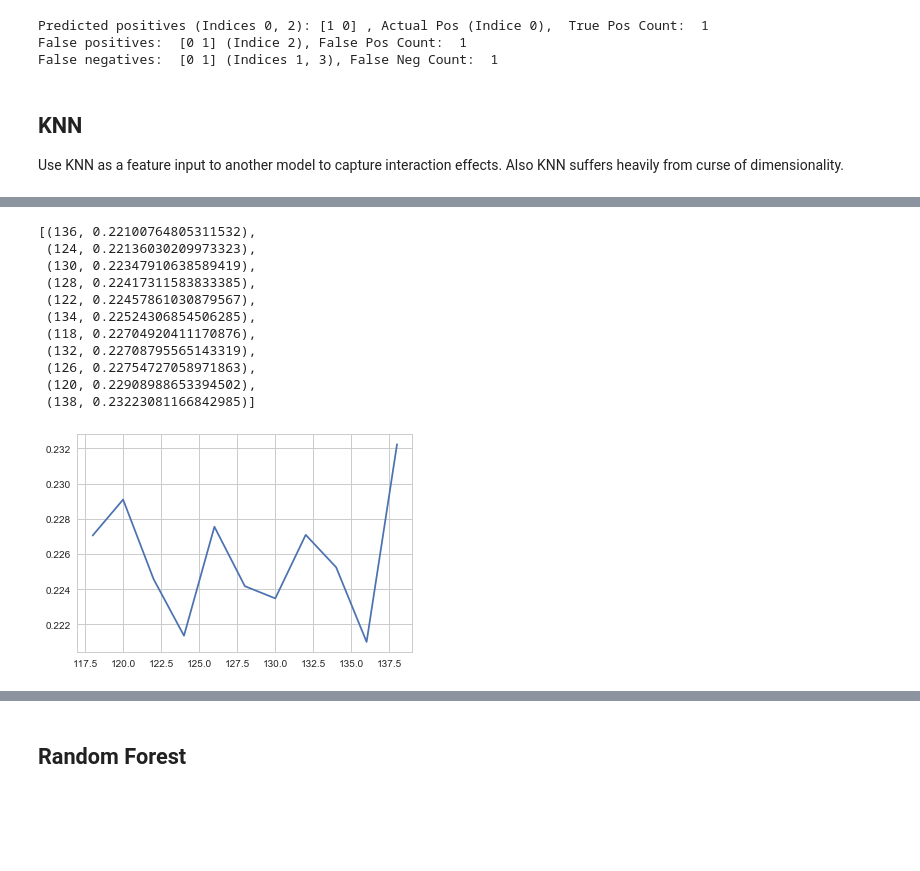
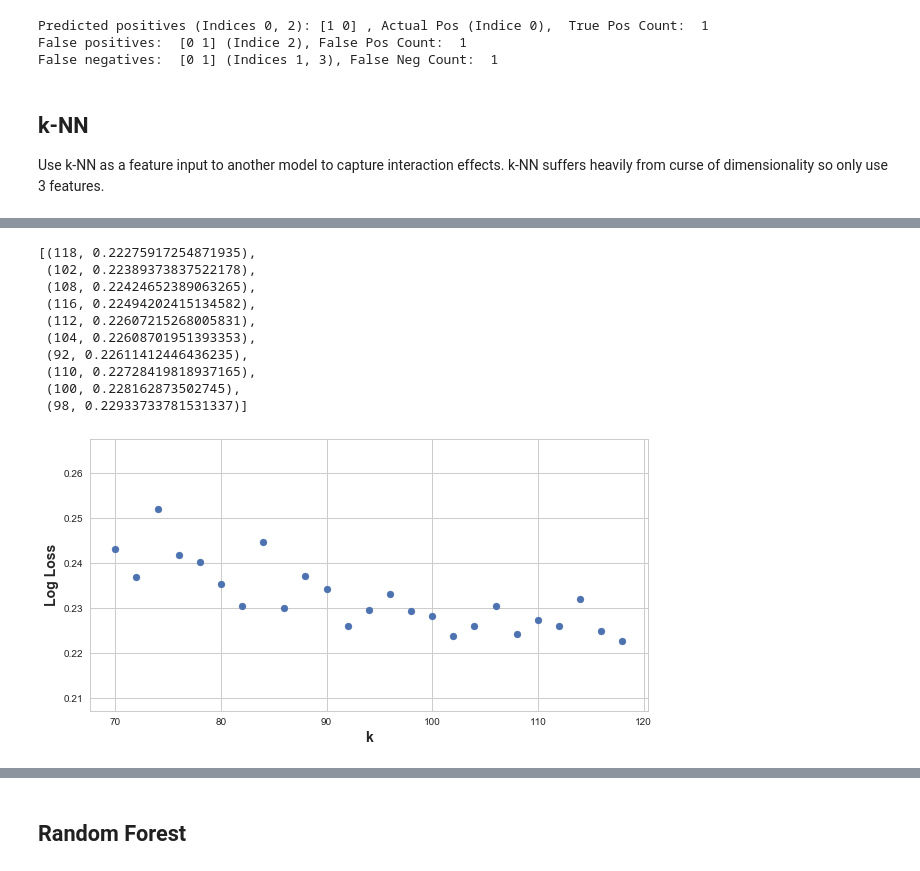
Before and after one commit to nanafwu/kiva-loan-classification, a Jupyter notebook: Kiva_Loan_Classification.ipynb, the cells around one changed output, grey strips where cells are left out. Saved outputs shown, nothing was run; the diff lists cells and outputs as text; code cells hidden in the pictures; blank space fills up the shorter version.

```diff
--- a/Kiva_Loan_Classification.ipynb
+++ b/Kiva_Loan_Classification.ipynb
@@ -332,8 +428,10 @@ def order_zip_coeff(coeff_names, coeff_vals):
 def cross_val_predict_proba(model, X, y, folds=5, verbose=True):
     """
     Function like “cross_val_predict” except using `predict_proba`.
-    May be useful if you want to do cross-validation or grid-search, but using ROC_AUC
+    May be useful to do cross-validation or grid-search, but using ROC_AUC
     instead of accuracy or some other metric.
+
+    Returns y_proba based on cross_validated train set
     """
     this_model = clone(model)
     num_classes = len(np.unique(y))
@@ -350,6 +448,12 @@ def cross_val_predict_proba(model, X, y, folds=5, verbose=True):
     return y_pred
 
 def metric_curves(truthvec, scorevec, digit_prec=2):
+    """
+    Draw multiple metric curves on same graph
+
+    truthvec = y_actual_test,
+    scorevec = y_pred_proba
+    """
     threshvec = np.unique(np.round(scorevec,digit_prec))
     numthresh = len(threshvec)
     tpvec = np.zeros(numthresh)
@@ -357,7 +461,6 @@ def metric_curves(truthvec, scorevec, digit_prec=2):
     fnvec = np.zeros(numthresh)
 
     accuracyvec = np.zeros(numthresh)
-    f1vec = np.zeros(numthresh)
 
     for i in range(numthresh):
         thresh = threshvec[i]
@@ -369,7 +472,6 @@ def metric_curves(truthvec, scorevec, digit_prec=2):
 
         predvec = [1 if pred_pos else 0 for pred_pos in pos_pred]
         accuracyvec[i] = accuracy_score(truthvec, predvec)
-        f1vec[i] = f1_score(truthvec, predvec)
 
     recallvec = tpvec / (tpvec + fnvec)
     precisionvec = tpvec / (tpvec + fpvec)
@@ -380,10 +482,10 @@ def metric_curves(truthvec, scorevec, digit_prec=2):
     ax.plot(threshvec, precisionvec, label='Precision')
     ax.plot(threshvec, recallvec, label='Recall')
     ax.plot(threshvec, accuracyvec, label='Accuracy')
-    ax.plot(threshvec, f1vec, label='F1')
+
     ax.axis([0, 1, 0, 1])
     ax.set_xlabel("Threshold")
-    ax.set_ylabel("Precision / Recall / Accuracy / F1")
+    ax.set_ylabel("Precision / Recall / Accuracy")
     ax.legend()
 
     return (recallvec, precisionvec, threshvec)
@@ -414,28 +516,33 @@ Predicted positives (Indices 0, 2): [1 0] , Actual Pos (Indice 0),  True Pos Cou
 False positives:  [0 1] (Indice 2), False Pos Count:  1
 False negatives:  [0 1] (Indices 1, 3), False Neg Count:  1
 # %% [markdown]
-## KNN
-Use KNN as a feature input to another model to capture interaction effects. Also KNN suffers heavily from curse of dimensionality.
+## k-NN
+Use k-NN as a feature input to another model to capture interaction effects. k-NN suffers heavily from curse of dimensionality so only use 3 features.
 # %%
 knn_cols = ['loan_amount',  'latitude', 'longitude']
-knn_log_loss_scores = []
-
 std_knn = StandardScaler()
 std_knn.fit(X_train.loc[:, knn_cols])
 
 X_std_train_knn = std_knn.transform(X_train.loc[:, knn_cols])
 X_std_test_knn = std_knn.transform(X_test.loc[:, knn_cols])
 
-for k in range(118, 140, 2):
-    knn_model_k = KNeighborsClassifier(n_neighbors=k)
-    y_cross_val_pred_proba_knn = cross_val_predict_proba(knn_model_k, X_std_train_knn, y_train, verbose=False)[:, 1]
-    k_log_loss = log_loss(y_train, y_cross_val_pred_proba_knn)
-    print('Fitted k={}, Log Loss: {}'.format(k, k_log_loss))
-    knn_log_loss_scores.append((k, k_log_loss))
+def plot_k_vs_logloss():
+    """See which value of `k` givest the lowest log loss"""
+    fig, ax = plt.subplots(1, 1, figsize=(10, 5))
+    knn_log_loss_scores = []
+    k_range = range(70, 120, 2)
+    for k in k_range:
+        knn_model_k = KNeighborsClassifier(n_neighbors=k)
+        y_cross_val_pred_proba_knn = cross_val_predict_proba(knn_model_k, X_std_train_knn, y_train, verbose=False)[:, 1]
+        k_log_loss = log_loss(y_train, y_cross_val_pred_proba_knn)
+        print('Fitted k={}, Log Loss: {}'.format(k, k_log_loss))
+        knn_log_loss_scores.append((k, k_log_loss))
 
-knn_log_loss_scores.sort(key=lambda x: x[0], reverse=False)
-plt.plot(range(118, 140, 2), [log_loss for knn, log_loss in knn_log_loss_scores])
+    ax.scatter(k_range, [log_loss for knn, log_loss in knn_log_loss_scores])
+    ax.set_xlabel('k')
+    ax.set_ylabel('Log Loss')
+    knn_log_loss_scores.sort(key=lambda x: x[1], reverse=False)
+    return knn_log_loss_scores[:10]
 
-knn_log_loss_scores.sort(key=lambda x: x[1], reverse=False)
-knn_log_loss_scores[:30]
+plot_k_vs_logloss()
 # %% [output]
@@ -453,13 +566,12 @@ Fitted k=138, Log Loss: 0.23223081166842985
-[(136, 0.22100764805311532),
- (124, 0.22136030209973323),
- (130, 0.22347910638589419),
- (128, 0.22417311583833385),
- (122, 0.22457861030879567),
- (134, 0.22524306854506285),
- (118, 0.22704920411170876),
- (132, 0.22708795565143319),
- (126, 0.22754727058971863),
- (120, 0.22908988653394502),
- (138, 0.23223081166842985)]
+[(118, 0.22275917254871935),
+ (102, 0.22389373837522178),
+ (108, 0.22424652389063265),
+ (116, 0.22494202415134582),
+ (112, 0.22607215268005831),
+ (104, 0.22608701951393353),
+ (92, 0.22611412446436235),
+ (110, 0.22728419818937165),
+ (100, 0.228162873502745),
+ (98, 0.22933733781531337)]
-[figure, old version]
+[figure, new version]
 # %%
```
Also changed, not shown: parts of 50 cells of this notebook.
